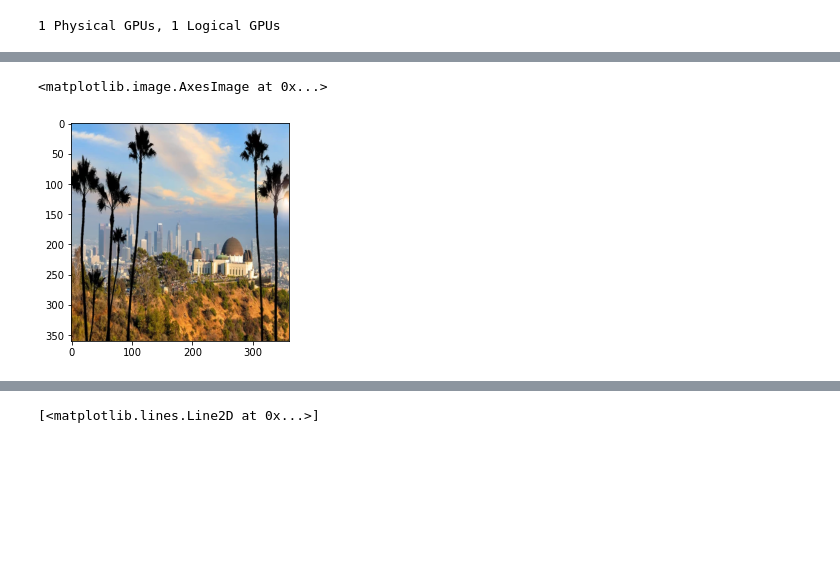
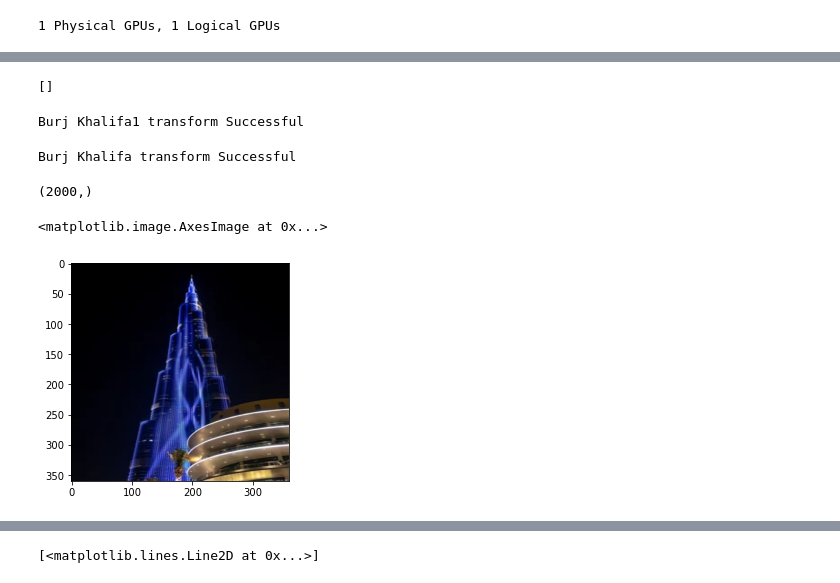
Before and after one commit to OHoRaaa/B-Project3, a Jupyter notebook: CNN model.ipynb, the cells around one changed output, grey strips where cells are left out. Cells and saved outputs as stored; diff of their text form; code cells hidden in the pictures; blank space fills up the shorter version.

```diff
--- a/CNN model.ipynb
+++ b/CNN model.ipynb
@@ -61,0 +100,4 @@ countrys = os.listdir('img')
+# %%
+fig, axes = plt.subplot(10,2, figsize=(10,10))
+for i in range(20):
+    fig.imshow(x_data[i]/255)
@@ -62,18 +130,19 @@ countrys = os.listdir('img')
 # %%
 x = []
 y = []
-size = (360, 360)
-for country in countrys[:10]:
-    names = os.listdir(f"img/{country}")
-    for name in names:
-        for i in range(100):
-            path = f"img/{country}/{name}/{i}.jpg"
-            img = load_img(path)
-            img_array = img_to_array(img) / 255
-            img_resize = resize(img_array, size)
-            x.append(np.array(img_resize))
-            y.append(name)
-        print(f"{name} transform Successful")
+size = (256, 256)
+datas = df[['en나라', 'en관광지']].values
+for data in datas:
+    country = data[0]
+    tour = data[1]
+    for i in range(100):
+        path = f"img/{country}/{tour}/{i}.jpg"
+        img = load_img(path)
+        img_array = img_to_array(img) / 255
+        img_resize = resize(img_array, size)
+        x.append(np.array(img_resize))
+        y.append(tour)
+    print(f"{tour} transform Successful")
 x = np.array(x)
 # %% [output]
 Griffith Observatory transform Successful
@@ -99,5 +165,43 @@ Tower Bridge transform Successful
+# %%
+x
+# %% [output]
+[]
+# %%
+x_train = []
+y_train = []
+tour = 'Burj Khalifa1'
+size = (360, 360)
+for i in range(100):
+    path = f"img/United Arab Emirates/{tour}/{i}.jpg"
+    img = load_img(path)
+    img_array = img_to_array(img) / 255
+    img_resize = resize(img_array, size)
+    x_train.append(np.array(img_resize))
+    y_train.append(tour)
+print(f"{tour} transform Successful")
+# %% [output]
+Burj Khalifa1 transform Successful
+# %%
+x_test = []
+y_test = []
+tour = 'Burj Khalifa'
+size = (360, 360)
+for i in range(2000):
+    path = f"img/United Arab Emirates/{tour}/{i}.jpg"
+    img = load_img(path)
+    img_array = img_to_array(img) / 255
+    img_resize = resize(img_array, size)
+    x_test.append(np.array(img_resize))
+    y_test.append(tour)
+print(f"{tour} transform Successful")
+# %% [output]
+Burj Khalifa transform Successful
+# %%
+np.array(y_test).shape
+# %% [output]
+(2000,)
 # %%
-plt.imshow(x[0])
+plt.imshow(x_train[0])
 # %% [output]
 <matplotlib.image.AxesImage at 0x...>
-[figure, old version]
+[figure, new version]
```
Also changed, not shown: parts of 24 cells of this notebook, 5 other files.
